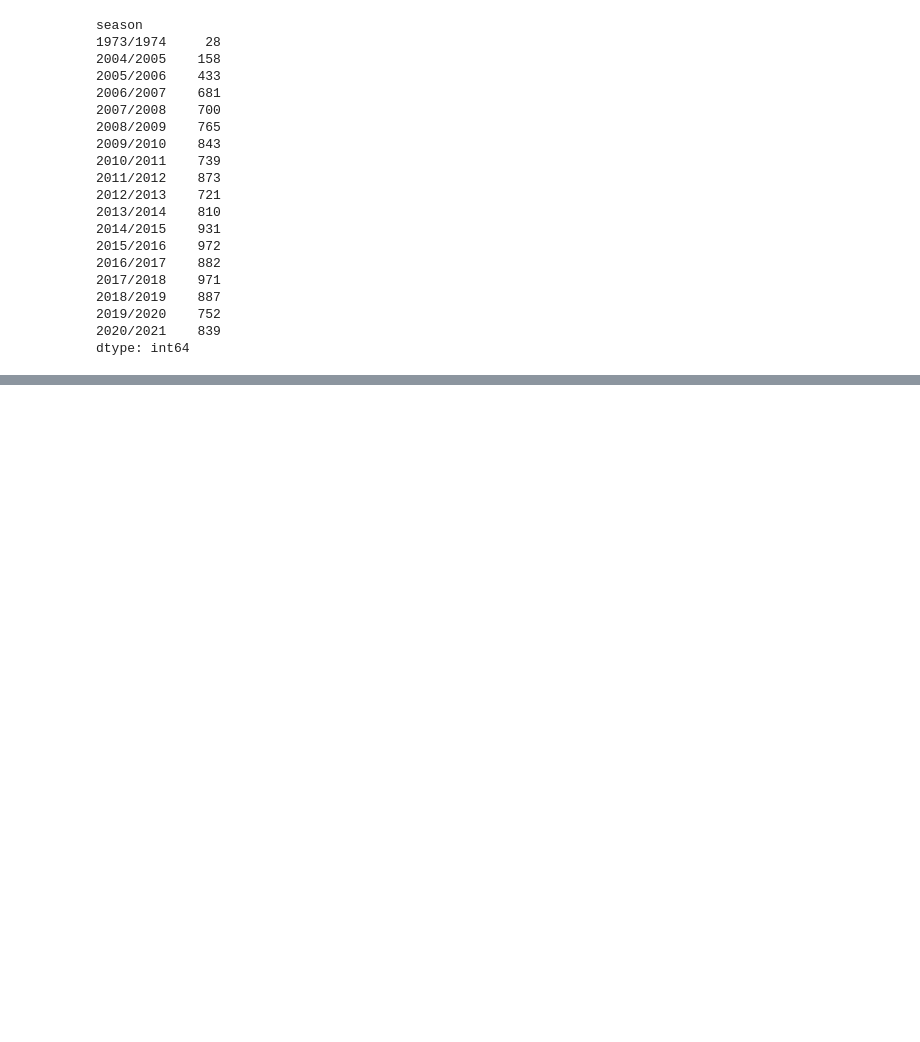
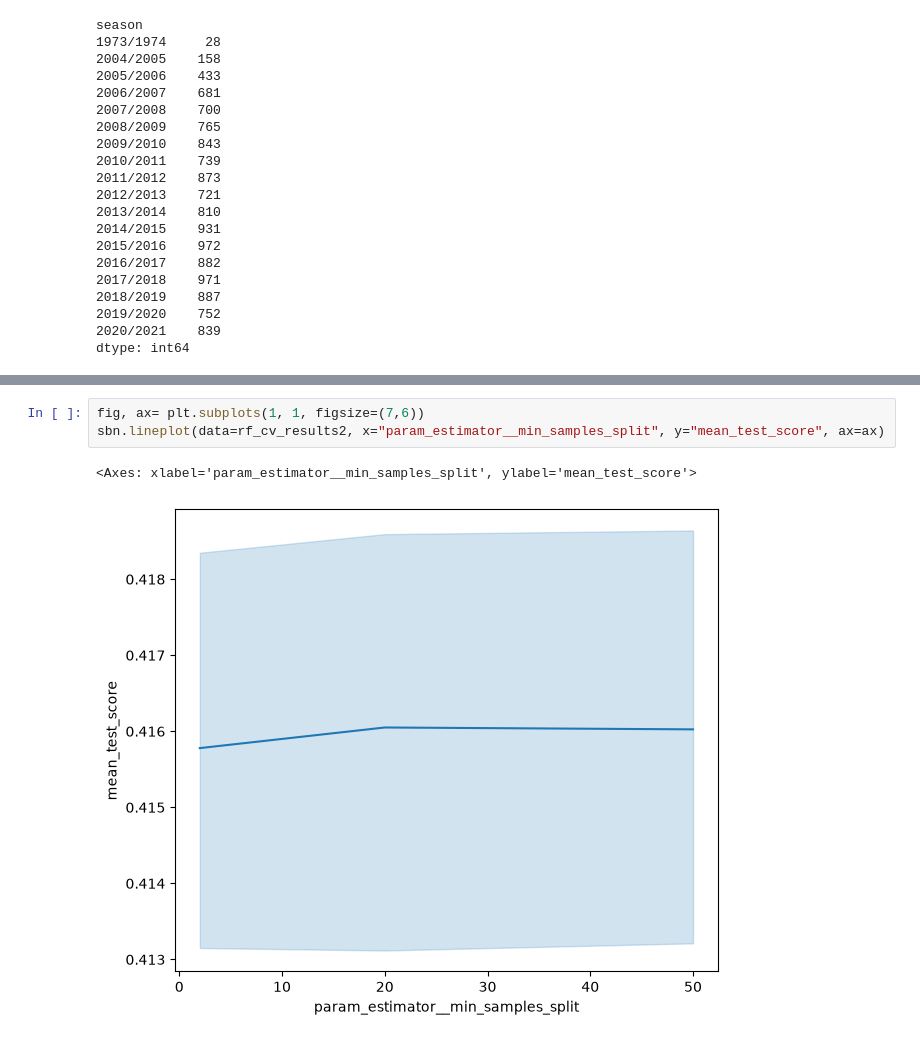
Before and after one commit to Daniel11098/football-predictions, a Jupyter notebook: Mandtory2/Ensemble_Models_And_Ann.ipynb, the cells around one changed output, grey strips where cells are left out. Drawn from its saved outputs; the diff is of its cells as text; blank space fills up the shorter version.

```diff
--- a/Mandtory2/Ensemble_Models_And_Ann.ipynb
+++ b/Mandtory2/Ensemble_Models_And_Ann.ipynb
@@ -1666,0 +2177,6 @@ dtype: int64
+# %%
+fig, ax= plt.subplots(1, 1, figsize=(7,6))
+sbn.lineplot(data=rf_cv_results2, x="param_estimator__min_samples_split", y="mean_test_score", ax=ax)
+# %% [output]
+<Axes: xlabel='param_estimator__min_samples_split', ylabel='mean_test_score'>
+[figure, added]
```
Also changed, not shown: parts of 69 cells of this notebook.
